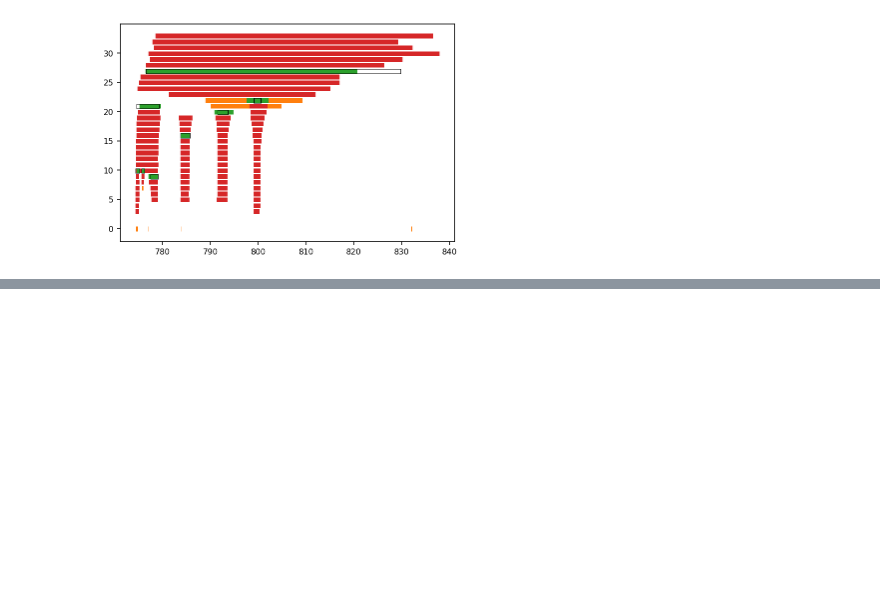
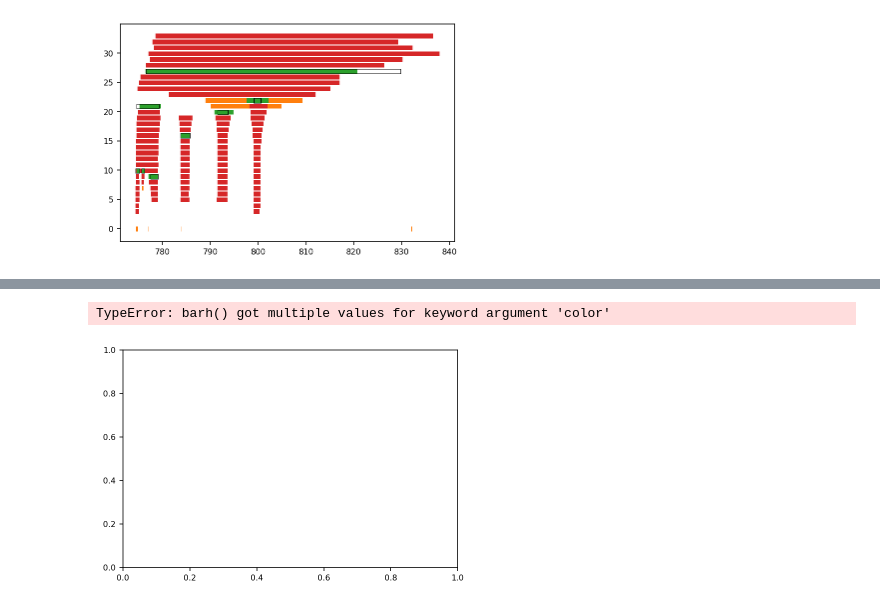
Before and after one commit to szarma/Physio_Ca, a Jupyter notebook: docs/event_distillery_demo.ipynb, the cells around one changed output, grey strips where cells are left out. Cells and saved outputs as stored; diff of their text form; code cells hidden in the pictures; blank space fills up the shorter version.

```diff
--- a/docs/event_distillery_demo.ipynb
+++ b/docs/event_distillery_demo.ipynb
@@ -255,3 +372,29 @@ myEvents_1.query("t0>750 and tend<840 and its==0")
+# %%
+ax = plt.subplot(111)
+# for ir,row in myEvents_1.query("t0>750 and tend<840").copy().sort_values("halfwidth", ascending=False).iterrows():
+#     row["color"] = colsceme[row.status]
+#     islets.EventDistillery.draw_event(row,ax)
+#     break
+# ddf = myEvents_dist.query("t0>750 and tend<840")
+# for ir,row in ddf.copy().iterrows():
+#     row["color"] = "k"
+#     islets.EventDistillery.draw_event(row,ax,edge=True)
+# plt.barh(ddf.its, ddf.halfwidth, left=ddf.t0, align="center", height=.8)
+
+it = 0
+for t0, ddf_t0 in myEvents_1.query("t0>750 and tend<840").groupby("attractor"):
+    if len(ddf_t0)==1:
+        draw_event(ddf_t0.iloc[0], ax, color="grey")
+    else:
+        draw_event(ddf_t0, ax, )
+        attractor = ddf_t0.attractor.iloc[0]
+        attractor = ddf_t0.loc[attractor]
+        draw_event(attractor, ax, edgecolor="k", color="none")
+#     draw_event(ddf_t0, ax, color="none", hatch=patterns[it%len(patterns)]*4, edgecolor="k")
+    it += 1
+# %% [output]
+TypeError: barh() got multiple values for keyword argument 'color'
+[figure, added]
 # %%
 # # ax = regions.plot_trace(roi, figsize=4, cols=["trace"])
 # fig, axs = plt.subplots(2,1,figsize=(7,5), gridspec_kw={"height_ratios":[1,2]}, sharex=True)
```
Also changed, not shown: parts of 17 cells of this notebook, 2 other files.
